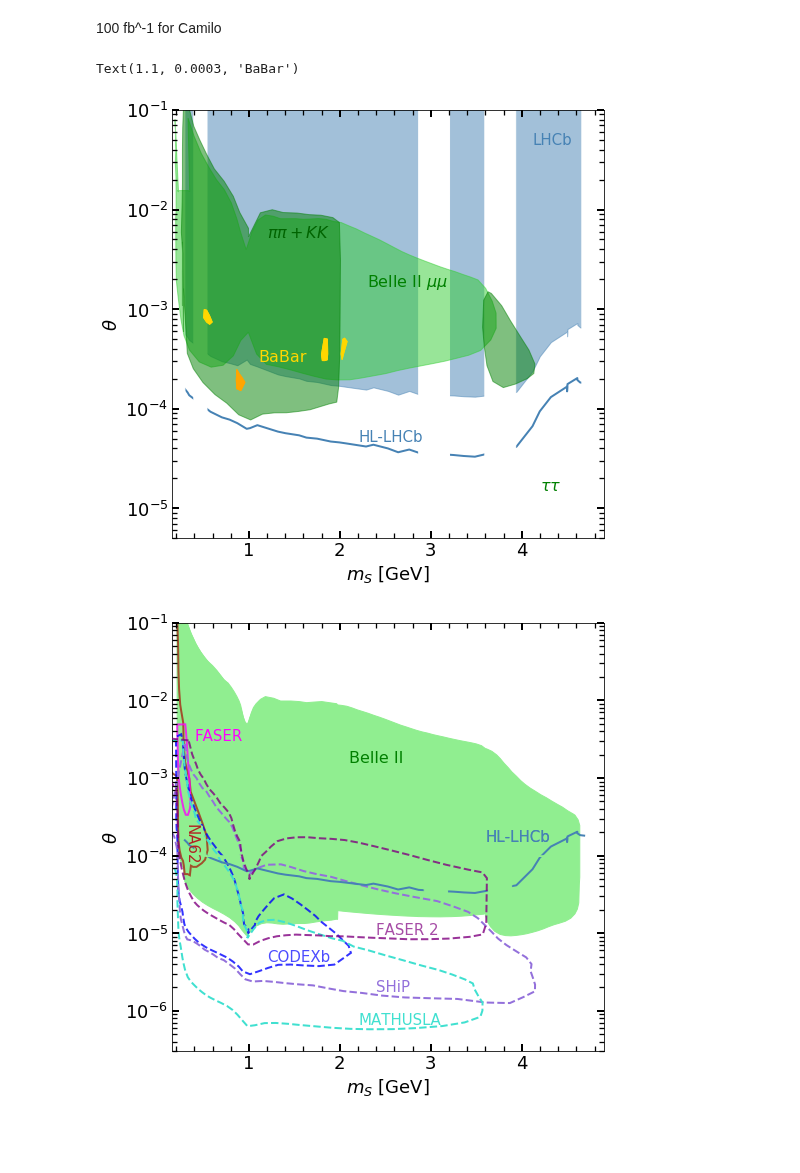
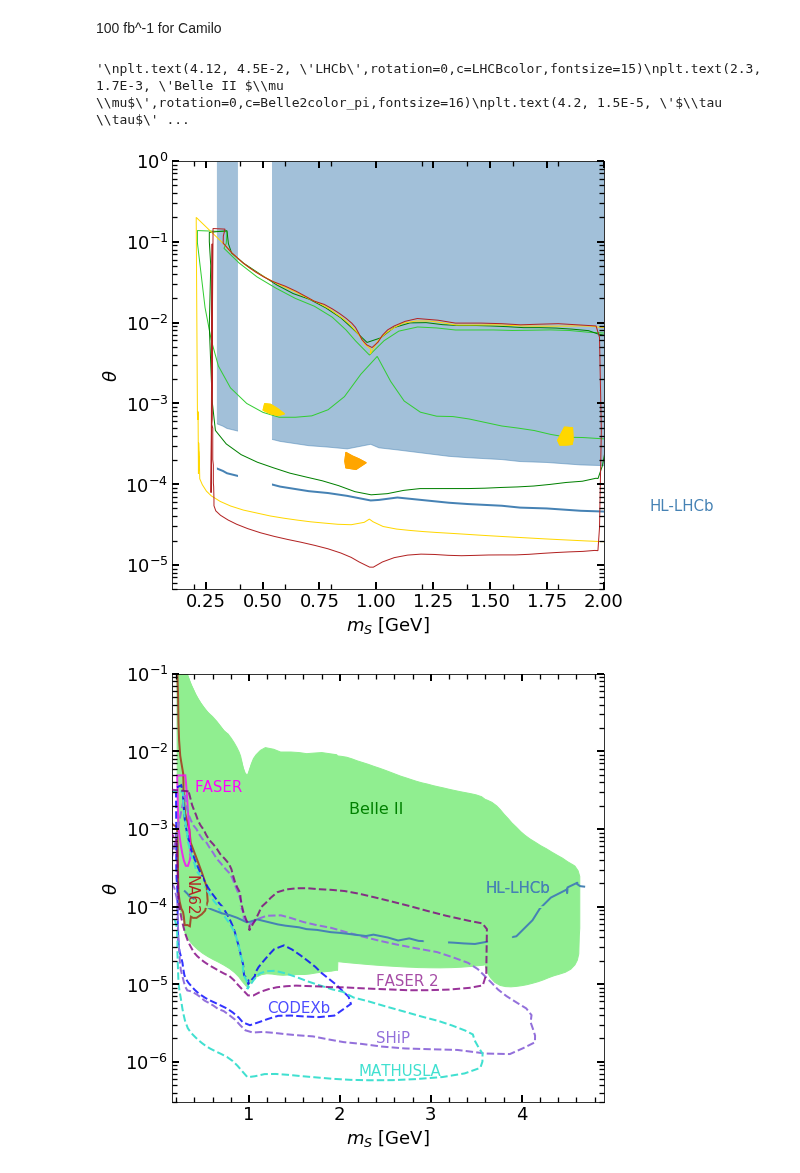
Before and after one commit to anasthesia/B-K, a Jupyter notebook: Combined_bounds.ipynb, the cells around one changed output. Drawn from its saved outputs; the diff is of its cells as text; code cells hidden in the pictures; blank space fills up the shorter version.

```diff
--- a/Combined_bounds.ipynb
+++ b/Combined_bounds.ipynb
@@ -498,7 +498,8 @@ ax.set_position([0.15,0.1,0.8,0.85])
 
 babarFolder="results/BaBar/"
 #belleIIFoder="results/BelleII/"
-belleIIFoder="results/BelleII_new_correctedGeomInt/"
+belleIIFoder="results/BelleII_new_correctedGeomInt/100fb/"
+belleIIFoderPaper="results/BelleII_new_correctedGeomInt/"
 
 LHCBcolor="steelblue"
 Belle2color_mu="limegreen"
@@ -541,11 +542,17 @@ plotGen("MATHUSLA.dat","nonfilledpolygon", "turquoise",2,"dashed")
 
 
 #BelleII plots
-plotGen(belleIIFoder+"BelleII_exclusive_SPVA_muons_100fb.dat","oppacpolygon", Belle2color_mu,1)
-plotGen(belleIIFoder+"BelleII_exclusive_SPVA_taus_100fb.dat","oppacpolygon", Belle2color_pi,1,zorder=3)
+plotGen(belleIIFoder+"BelleII_exclusive_SPVA_muons_100fb.dat","nonfilledpolygon", Belle2color_mu,1)
+plotGen(belleIIFoder+"BelleII_exclusive_SPVA_taus_100fb.dat","nonfilledpolygon", Belle2color_pi,1,zorder=3)
 #plotGen(belleIIFoder+"BelleII_exclusive_SPVA_pions.dat","oppacpolygon", Belle2color_pi,1)
-plotGen(belleIIFoder+"BelleII_exclusive_SPVA_pions+kaons_100fb.dat","oppacpolygon", Belle2color_pi,1)
+plotGen(belleIIFoder+"BelleII_exclusive_SPVA_pions+kaons_100fb.dat","nonfilledpolygon", Belle2color_pi,1)
 #plotGen(belleIIFoder+"BelleII_exclusive_SPVA_mu+pi+k+tau.dat","nonfilledpolygon", "lightgreen",1)
+
+plotGen(belleIIFoderPaper+"BelleII_exclusive_SPVA_muons.dat","nonfilledpolygon", "gold",1)
+plotGen(belleIIFoderPaper+"BelleII_exclusive_SPVA_taus.dat","nonfilledpolygon", "orange",1,zorder=3)
+plotGen(belleIIFoderPaper+"BelleII_exclusive_SPVA_pions+kaons.dat","nonfilledpolygon", "firebrick",1)
+
+
 """
 plotGen(belleIIFoder+"BelleII_exclusive_SPVA_muons.dat","nonfilledpolygon", Belle2color_pi,1)
 plotGen(belleIIFoder+"BelleII_exclusive_SPVA_taus.dat","nonfilledpolygon", Belle2color_pi,1)
@@ -598,37 +605,40 @@ ax.set_yscale("log")
 #patchBaBarmu = mpatches.Patch(color=mucolor, label='BaBar $\\mu \\mu$')
 #patchBaBarpi = mpatches.Patch(color=picolor, label='BaBar $\\pi \\pi$')
 
 '''
 Legend=plt.legend(handles=[patchLHCB,patchBaBarmu, patchBaBarpi, patchBelleII],loc='lower left',\
            bbox_to_anchor=(0.65, 0.71, 0.5, 2))
 plt.gca().add_artist(Legend)
 '''
 
 
 #ax.legend(handles=[patch0,patch1,patch2,patch3,patch4],loc='lower left',\
 #           bbox_to_anchor=(1, 0.3, 0.5, 1),title="LHCB BR(dark)=")
 xticks=np.arange(0.2,5,0.2)
 fifthticks=np.arange(0.2,5,0.5)
 ax.set_xticks(xticks, minor="True")
 ax.tick_params(axis='both',which='major',direction='in',length=7,width=2,right="True", top="True")
 ax.tick_params(axis='both',which='minor',direction='in',length=5,width=1.3, right="True", top="True")
 
-ax.set_xlim( (0.15, 4.9))
-ax.set_ylim((5*10**(-6),1*10**(-1)))
+ax.set_xlim( (0.1, 2))
+ax.set_ylim((5*10**(-6),1*10**(0)))
 """
 plt.text(2.2, 6.7E-7, 'MATHUSLA',rotation=0,c="turquoise",fontsize=15)
 plt.text(2.4, 1.75E-6, 'SHiP',rotation=0,c="mediumpurple",fontsize=15)
 plt.text(1.2, 4.3E-6, 'CODEXb',rotation=0,c="b",fontsize=15,alpha=0.7)
 plt.text(2.4, 0.95E-5, 'FASER 2',rotation=0,c="purple",fontsize=15,alpha=0.7)
 """
+
+"""
 plt.text(4.12, 4.5E-2, 'LHCb',rotation=0,c=LHCBcolor,fontsize=15)
 plt.text(2.3, 1.7E-3, 'Belle II $\mu \mu$',rotation=0,c=Belle2color_pi,fontsize=16)
 plt.text(4.2, 1.5E-5, '$\\tau \\tau$',rotation=0,c=Belle2color_pi,fontsize=16)
 plt.text(1.2, 5.2E-3, '$\pi \pi+KK$',rotation=0,c="darkgreen",fontsize=16)
 plt.text(1.1, 3E-4, 'BaBar',rotation=0,c=Babarcolor_mu,fontsize=16)
+"""
 # %% [output]
-Text(1.1, 0.0003, 'BaBar')
+'\nplt.text(4.12, 4.5E-2, \'LHCb\',rotation=0,c=LHCBcolor,fontsize=15)\nplt.text(2.3, 1.7E-3, \'Belle II $\\mu \\mu$\',rotation=0,c=Belle2color_pi,fontsize=16)\nplt.text(4.2, 1.5E-5, \'$\\tau \\tau$\' ...
-[figure, old version]
+[figure, new version]
 # %%
 fig=plt.figure(figsize=(7.5,7))
 ax  = fig.add_subplot(111)
```
Also changed, not shown: 1 other file.
